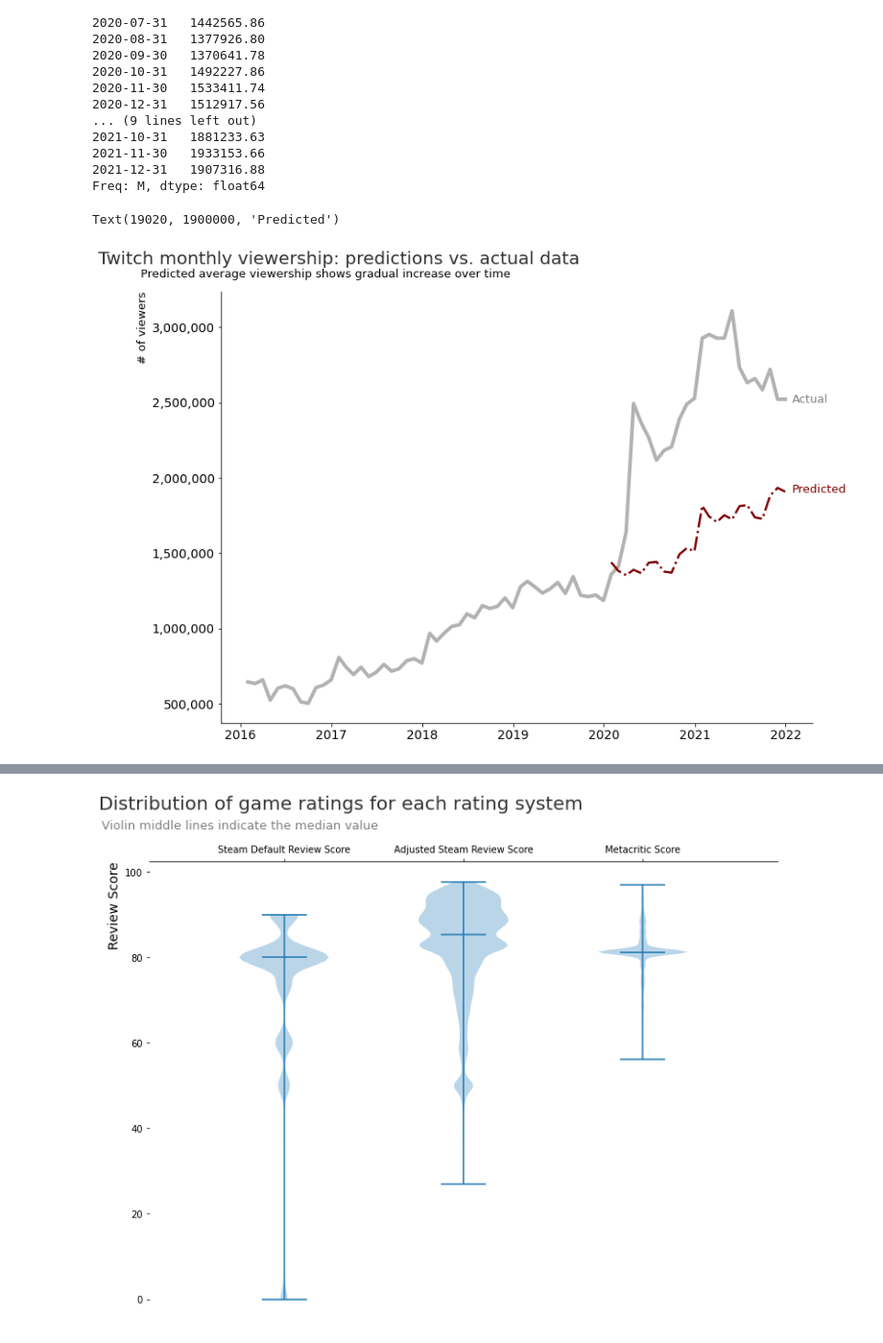
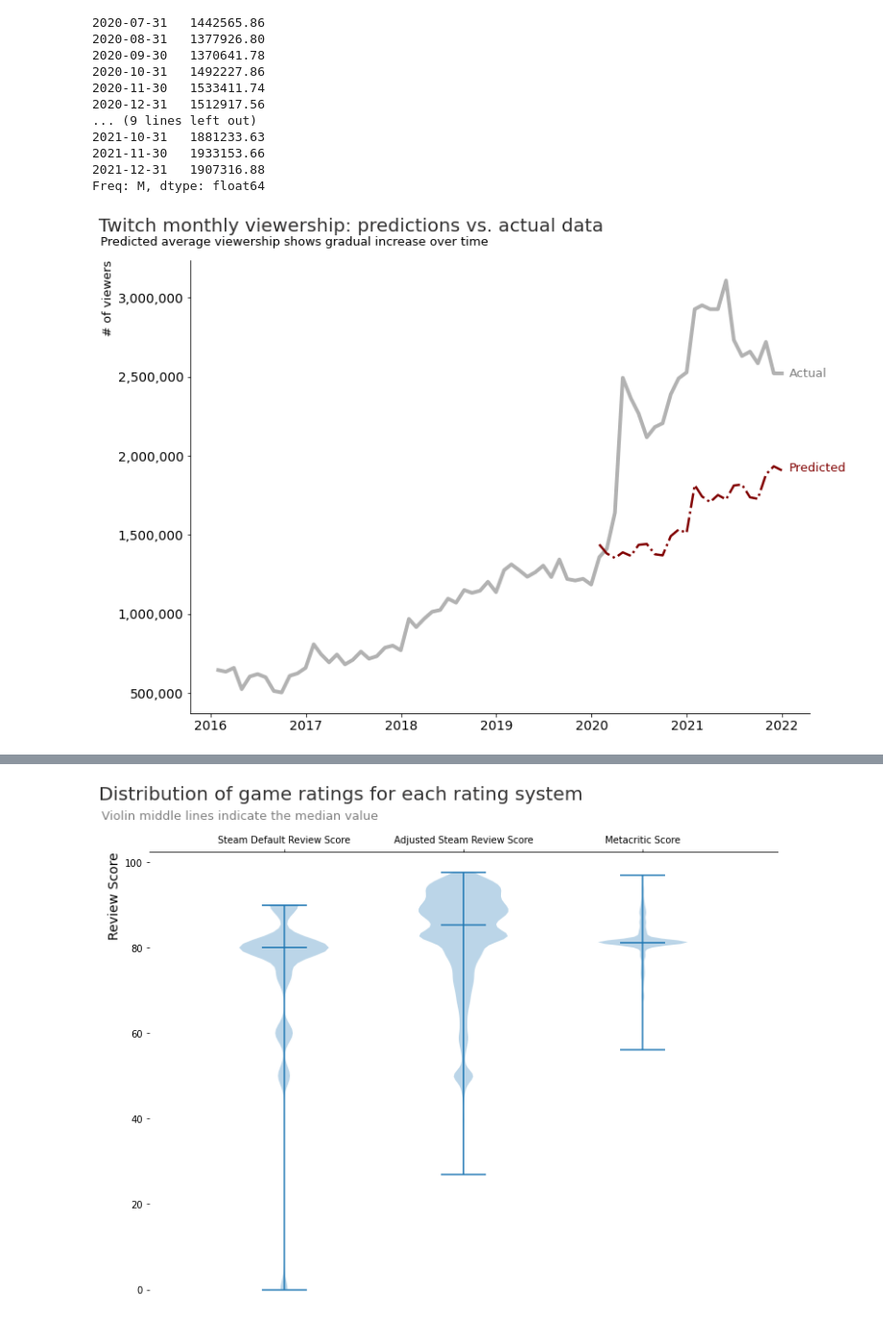
Before and after one commit to paul-trood/Portfolio-World_Happiness_Report, a Jupyter notebook: 04_data_analysis.ipynb, the cells around one changed output, grey strips where cells are left out. Shown at 96% size. Cells and saved outputs as stored; diff of their text form; code cells hidden in the pictures.

```diff
--- a/04_data_analysis.ipynb
+++ b/04_data_analysis.ipynb
@@ -291,35 +296,36 @@ Freq: M, dtype: float64
 # %%
 fig, ax = plt.subplots(figsize = (12,9))
 
 
 plt.plot(twitch_global.index, twitch_global["Avg_viewers"], color = "grey", linewidth=4, alpha =0.6)
 # Predictions
 plt.plot(test_predictons, color = "maroon", linewidth = 2.5, linestyle= "-.")
 
 # Change y tick labels to non-scientific notation
 ax.ticklabel_format(useOffset=False, style='plain', axis = "y")
 
 # Set y axis ticks with commas
 ax.yaxis.set_major_formatter(StrMethodFormatter('{x:,.0f}'))
 
 # Remove borders
 plt.gca().spines[["right", "top"]].set_visible(False)
 
 # X and Y ticks
 plt.yticks(size = 14)
 plt.xticks(size = 14)
 
 plt.ylabel("# of viewers", size = 13, loc = "top")
 
-plt.title("Twitch monthly viewership: predictions vs. actual data", size = 20, x = 0.2, y = 1.05, color = "#302f2f")
-plt.text(x =16400 ,y = 3330000, s = "Predicted average viewership shows gradual increase over time", size = 13)
+plt.title("Twitch monthly viewership: predictions vs. actual data", size = 20, x = 0.26, y = 1.05, color = "#302f2f")
+plt.text(x = 16380 ,y = 3330000, s = "Predicted average viewership shows gradual increase over time", size = 13)
 
 plt.text(x = 19020, y = 2500000, s = "Actual", size = 13, color = "grey")
 
 plt.text(x = 19020, y = 1900000, s = "Predicted", size = 13, color = "maroon")
+
+plt.show()
 # %% [output]
-Text(19020, 1900000, 'Predicted')
-[figure, old version]
+[figure, new version]
 # %%
 # Twitch viewership 2020 and onward
 # Highlights all data past January 31, 2020
```
Also changed, not shown: parts of 15 cells of this notebook.
